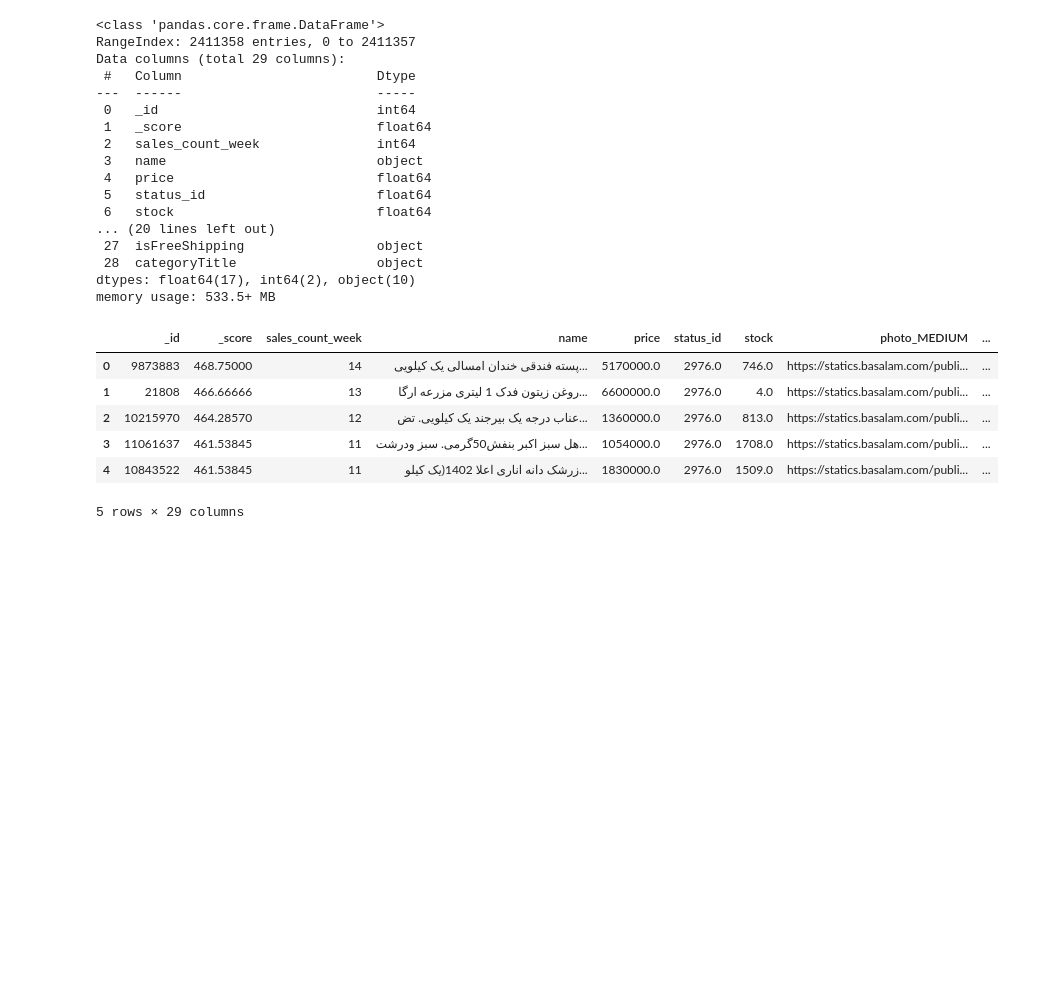
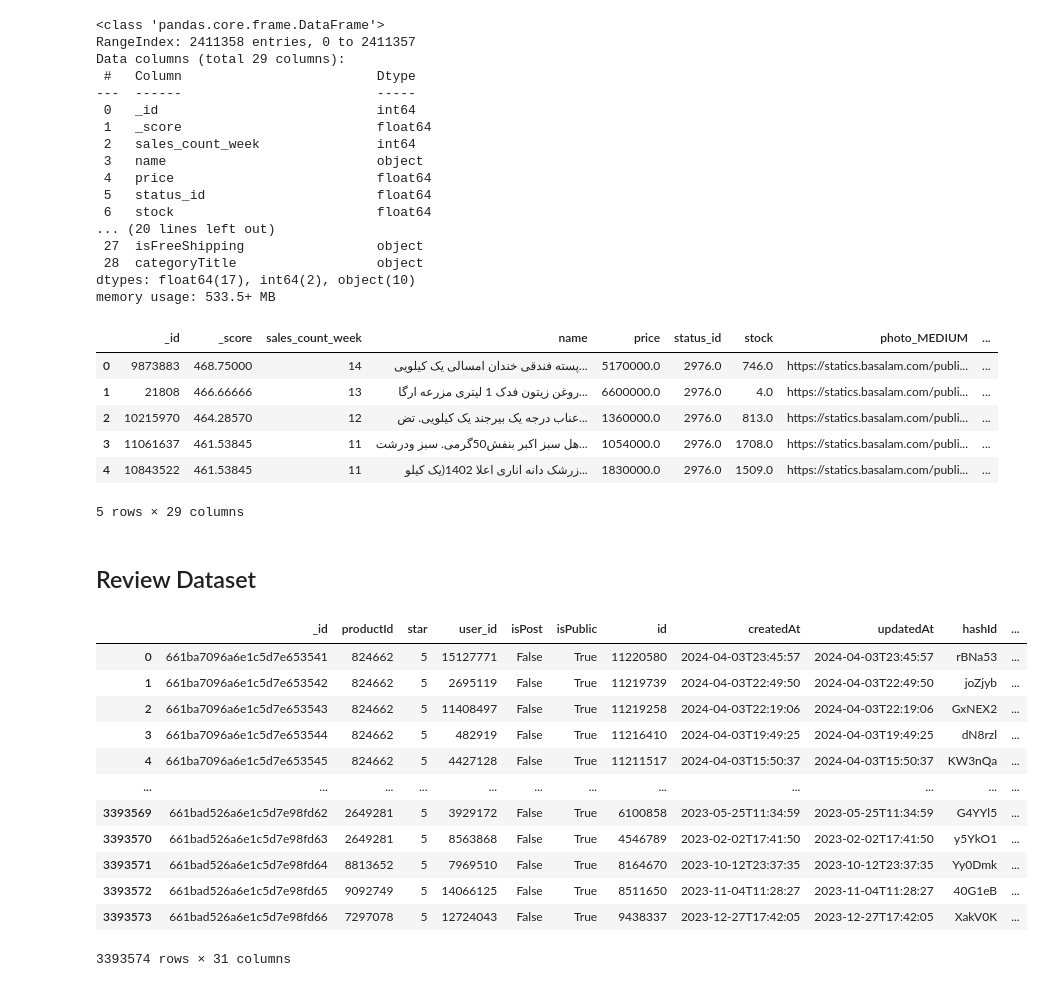
Before and after one commit to AmiinGholami/Basalam, a Jupyter notebook: Project.ipynb, the cells around one changed output. Saved outputs shown, nothing was run; the diff lists cells and outputs as text; code cells hidden in the pictures; blank space fills up the shorter version.

```diff
--- a/Project.ipynb
+++ b/Project.ipynb
@@ -161,3 +161,23 @@ df_products_light.head()
 | 3 | 11061637 | 461.53845 | 11 | هل سبز اکبر بنفش50گرمی. سبز ودرشت... | 1054000.0 | 2976.0 | 1708.0 | https://statics.basalam.com/publi... | ... |
 | 4 | 10843522 | 461.53845 | 11 | زرشک دانه اناری اعلا 1402(یک کیلو... | 1830000.0 | 2976.0 | 1509.0 | https://statics.basalam.com/publi... | ... |
 5 rows × 29 columns
+# %% [markdown]
+## Review Dataset
+# %%
+df_reviews = pd.read_csv('BaSalam.reviews.csv')
+# %%
+df_reviews
+# %% [output]
+|  | _id | productId | star | user_id | isPost | isPublic | id | createdAt | updatedAt | hashId | ... |
+| 0 | 661ba7096a6e1c5d7e653541 | 824662 | 5 | 15127771 | False | True | 11220580 | 2024-04-03T23:45:57 | 2024-04-03T23:45:57 | rBNa53 | ... |
+| 1 | 661ba7096a6e1c5d7e653542 | 824662 | 5 | 2695119 | False | True | 11219739 | 2024-04-03T22:49:50 | 2024-04-03T22:49:50 | joZjyb | ... |
+| 2 | 661ba7096a6e1c5d7e653543 | 824662 | 5 | 11408497 | False | True | 11219258 | 2024-04-03T22:19:06 | 2024-04-03T22:19:06 | GxNEX2 | ... |
+| 3 | 661ba7096a6e1c5d7e653544 | 824662 | 5 | 482919 | False | True | 11216410 | 2024-04-03T19:49:25 | 2024-04-03T19:49:25 | dN8rzl | ... |
+| 4 | 661ba7096a6e1c5d7e653545 | 824662 | 5 | 4427128 | False | True | 11211517 | 2024-04-03T15:50:37 | 2024-04-03T15:50:37 | KW3nQa | ... |
+| ... | ... | ... | ... | ... | ... | ... | ... | ... | ... | ... | ... |
+| 3393569 | 661bad526a6e1c5d7e98fd62 | 2649281 | 5 | 3929172 | False | True | 6100858 | 2023-05-25T11:34:59 | 2023-05-25T11:34:59 | G4YYl5 | ... |
+| 3393570 | 661bad526a6e1c5d7e98fd63 | 2649281 | 5 | 8563868 | False | True | 4546789 | 2023-02-02T17:41:50 | 2023-02-02T17:41:50 | y5YkO1 | ... |
+| 3393571 | 661bad526a6e1c5d7e98fd64 | 8813652 | 5 | 7969510 | False | True | 8164670 | 2023-10-12T23:37:35 | 2023-10-12T23:37:35 | Yy0Dmk | ... |
+| 3393572 | 661bad526a6e1c5d7e98fd65 | 9092749 | 5 | 14066125 | False | True | 8511650 | 2023-11-04T11:28:27 | 2023-11-04T11:28:27 | 40G1eB | ... |
+| 3393573 | 661bad526a6e1c5d7e98fd66 | 7297078 | 5 | 12724043 | False | True | 9438337 | 2023-12-27T17:42:05 | 2023-12-27T17:42:05 | XakV0K | ... |
+3393574 rows × 31 columns
```
Also changed, not shown: parts of 22 cells of this notebook.
